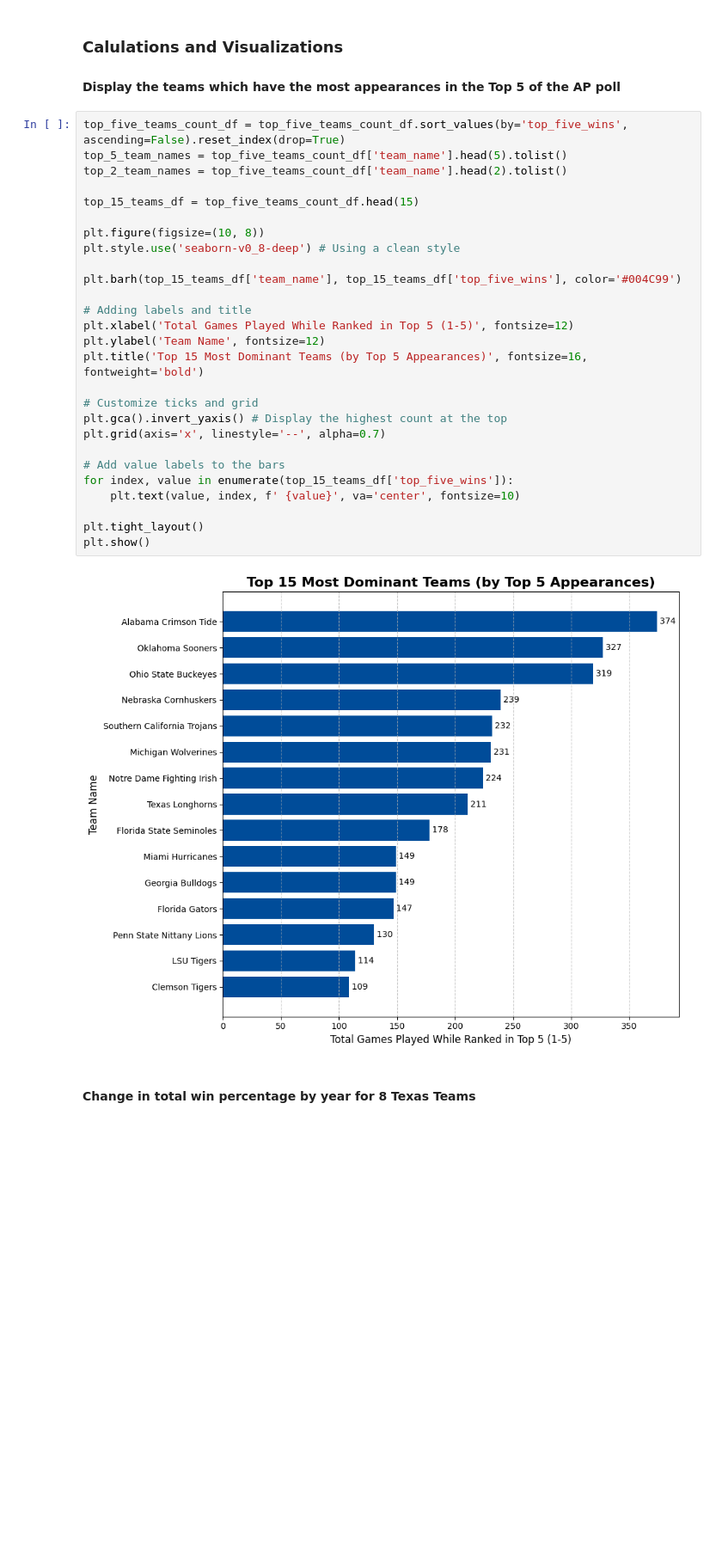
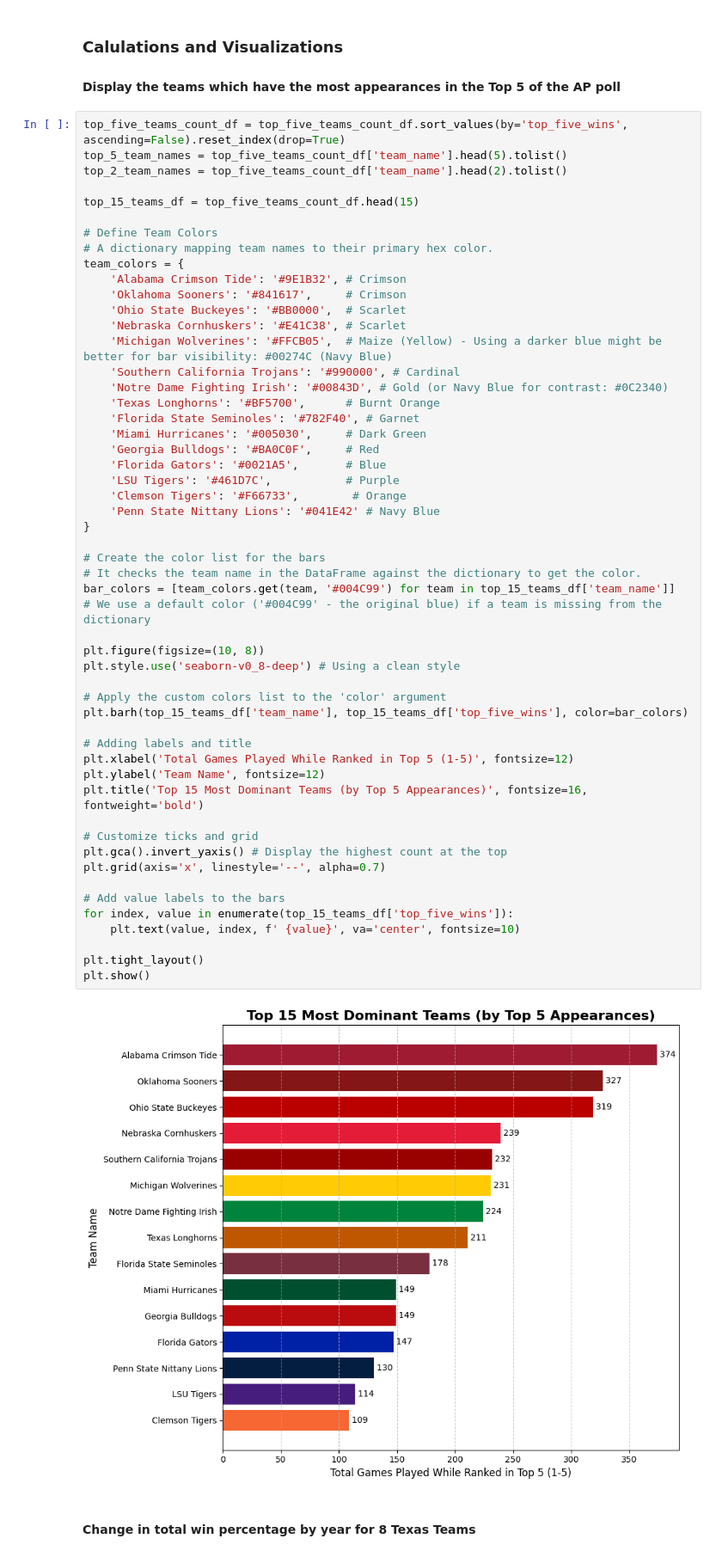
Before and after one commit to 110325-Data-Foundations/Week4ProjectGroup1, a Jupyter notebook: data_analysis.ipynb, the cells around one changed output. Shown: that part at 86% size. Saved outputs shown, nothing was run; the diff lists cells and outputs as text; blank space fills up the shorter version.

Commit message:
changed colors of visuals to represent each team's colors to add interest

```diff
--- a/data_analysis.ipynb
+++ b/data_analysis.ipynb
@@ -208,32 +208,58 @@ plt.show()
 # %%
 top_five_teams_count_df = top_five_teams_count_df.sort_values(by='top_five_wins', ascending=False).reset_index(drop=True)
 top_5_team_names = top_five_teams_count_df['team_name'].head(5).tolist()
 top_2_team_names = top_five_teams_count_df['team_name'].head(2).tolist()
 
 top_15_teams_df = top_five_teams_count_df.head(15)
 
+# Define Team Colors
+# A dictionary mapping team names to their primary hex color.
+team_colors = {
+    'Alabama Crimson Tide': '#9E1B32', # Crimson
+    'Oklahoma Sooners': '#841617',     # Crimson
+    'Ohio State Buckeyes': '#BB0000',  # Scarlet
+    'Nebraska Cornhuskers': '#E41C38', # Scarlet
+    'Michigan Wolverines': '#FFCB05',  # Maize (Yellow) - Using a darker blue might be better for bar visibility: #00274C (Navy Blue)
+    'Southern California Trojans': '#990000', # Cardinal
+    'Notre Dame Fighting Irish': '#00843D', # Gold (or Navy Blue for contrast: #0C2340)
+    'Texas Longhorns': '#BF5700',      # Burnt Orange
+    'Florida State Seminoles': '#782F40', # Garnet
+    'Miami Hurricanes': '#005030',     # Dark Green
+    'Georgia Bulldogs': '#BA0C0F',     # Red
+    'Florida Gators': '#0021A5',       # Blue
+    'LSU Tigers': '#461D7C',           # Purple
+    'Clemson Tigers': '#F66733',        # Orange
+    'Penn State Nittany Lions': '#041E42' # Navy Blue
+}
+
+# Create the color list for the bars
+# It checks the team name in the DataFrame against the dictionary to get the color.
+bar_colors = [team_colors.get(team, '#004C99') for team in top_15_teams_df['team_name']]
+# We use a default color ('#004C99' - the original blue) if a team is missing from the dictionary
+
 plt.figure(figsize=(10, 8))
 plt.style.use('seaborn-v0_8-deep') # Using a clean style
 
-plt.barh(top_15_teams_df['team_name'], top_15_teams_df['top_five_wins'], color='#004C99')
+# Apply the custom colors list to the 'color' argument
+plt.barh(top_15_teams_df['team_name'], top_15_teams_df['top_five_wins'], color=bar_colors)
 
 # Adding labels and title
 plt.xlabel('Total Games Played While Ranked in Top 5 (1-5)', fontsize=12)
 plt.ylabel('Team Name', fontsize=12)
 plt.title('Top 15 Most Dominant Teams (by Top 5 Appearances)', fontsize=16, fontweight='bold')
 
 # Customize ticks and grid
 plt.gca().invert_yaxis() # Display the highest count at the top
 plt.grid(axis='x', linestyle='--', alpha=0.7)
 
 # Add value labels to the bars
 for index, value in enumerate(top_15_teams_df['top_five_wins']):
     plt.text(value, index, f' {value}', va='center', fontsize=10)
 
 plt.tight_layout()
 plt.show()
 # %% [output]
-[figure, old version]
+[figure, new version]
 # %% [markdown]
 #### Change in total win percentage by year for 8 Texas Teams
 # %%
```
Also changed, not shown: parts of 1 cell of this notebook.
